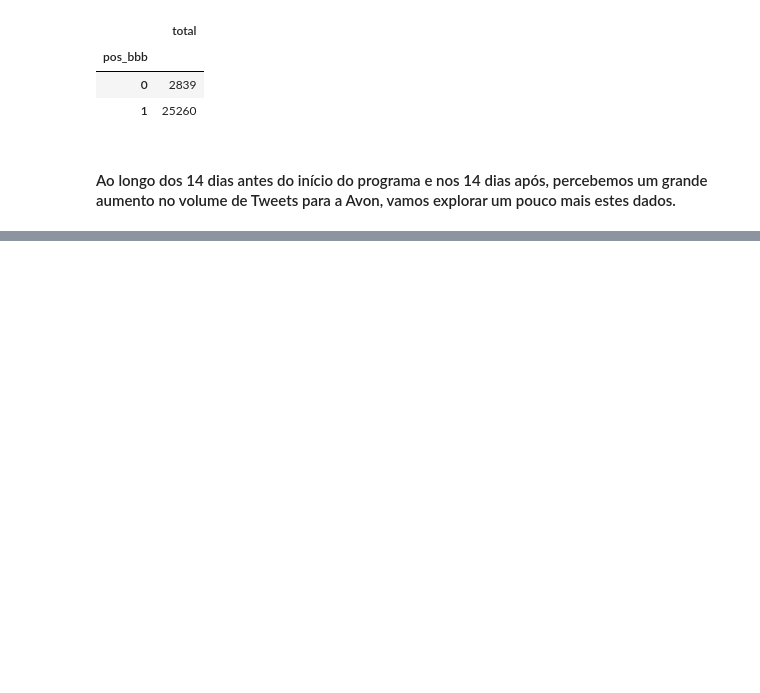
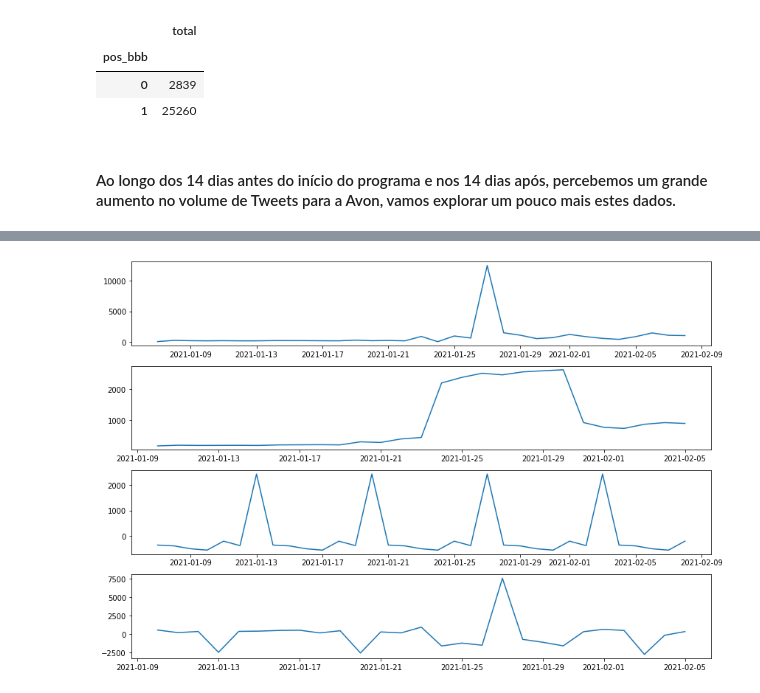
Before and after one commit to tiagofer/comportamento_marcas_bbb, a Jupyter notebook: extract_twiiter.ipynb, the cells around one changed output, grey strips where cells are left out. Drawn from its saved outputs; the diff is of its cells as text; code cells hidden in the pictures; blank space fills up the shorter version.

```diff
--- a/extract_twiiter.ipynb
+++ b/extract_twiiter.ipynb
@@ -302,0 +392,14 @@ fig.add_annotation(
+# %%
+tweets_day = pt_tweets.groupby('dates').agg(
+    tweets_dia=('id','count'),
+    treatment=('pos_bbb','mean')
+)
+rt_day = pt_tweets.groupby('dates').agg(
+    tweets_dia=('nretweets','sum'),
+    treatment=('pos_bbb','mean')
+)
+lk_day = pt_tweets.groupby('dates').agg(
+    tweets_dia=('nlikes','sum'),
+    treatment=('pos_bbb','mean')
+)
+tweets_day.head()
@@ -302,0 +447,5 @@ fig.add_annotation(
+# %%
+tweets_day['t_log'] = np.log(tweets_day.tweets_dia.values)
+# %%
+new_val = pd.DataFrame({'tweets_dia': tweets_day['tweets_dia'].mean()}, index=pd.to_datetime(['2021-01-23']).date)
+lg_tweets = tweets_day[['tweets_dia']].append(new_val).sort_index()
@@ -302,0 +472,10 @@ fig.add_annotation(
+# %%
+result = seasonal_decompose(lg_tweets,model='additive',period=7)
+fig, (ax1,ax2,ax3, ax4) = plt.subplots(4,1, figsize=(12,8))
+result.observed.plot(ax=ax1)
+result.trend.plot(ax=ax2)
+result.seasonal.plot(ax=ax3)
+result.resid.plot(ax=ax4)
+plt.tight_layout()
+# %% [output]
+[figure, added]
```
Also changed, not shown: parts of 19 cells of this notebook.
